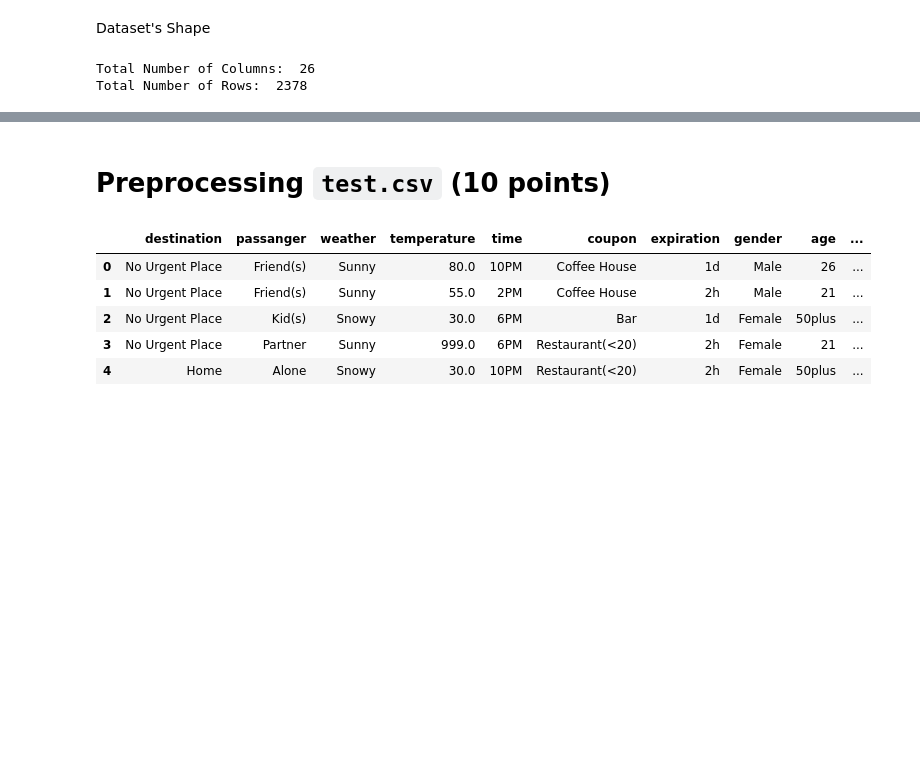
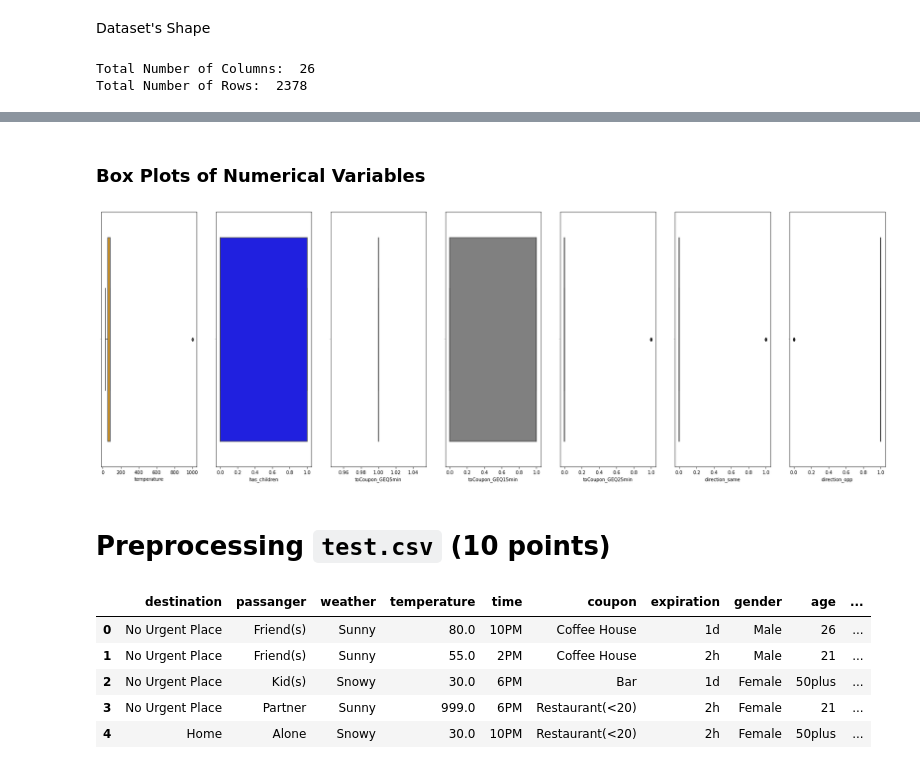
Before and after one commit to ddahiya16/Machine-Learning, a Jupyter notebook: Exam - Summer 2021.ipynb, the cells around one changed output, grey strips where cells are left out. Drawn from its saved outputs; the diff is of its cells as text; code cells hidden in the pictures; blank space fills up the shorter version.

```diff
--- a/Exam - Summer 2021.ipynb
+++ b/Exam - Summer 2021.ipynb
@@ -119,3 +194,18 @@ Total Number of Rows:  2378
+# %% [markdown]
+### Box Plots of Numerical Variables
+# %%
+fig, axes = plt.subplots(ncols=7, figsize=(30,10))
+box_plot1 = sns.boxplot(df_train['temperature'], ax=axes[0], color = 'orange')
+box_plot2 = sns.boxplot(df_train['has_children'], ax=axes[1], color = 'blue')
+box_plot3 = sns.boxplot(df_train['toCoupon_GEQ5min'], ax=axes[2], color = 'Yellow')
+box_plot4 = sns.boxplot(df_train['toCoupon_GEQ15min'], ax=axes[3], color = 'Gray')
+box_plot5 = sns.boxplot(df_train['toCoupon_GEQ25min'], ax=axes[4], color = 'green')
+box_plot6 = sns.boxplot(df_train['direction_same'], ax=axes[5], color = 'green')
+box_plot7 = sns.boxplot(df_train['direction_opp'], ax=axes[6], color = 'maroon')
+
+plt.show()
+# %% [output]
+[figure, added]
 # %% [markdown]
 # Preprocessing ``test.csv`` (10 points)
 # %%
```
Also changed, not shown: parts of 10 cells of this notebook.
